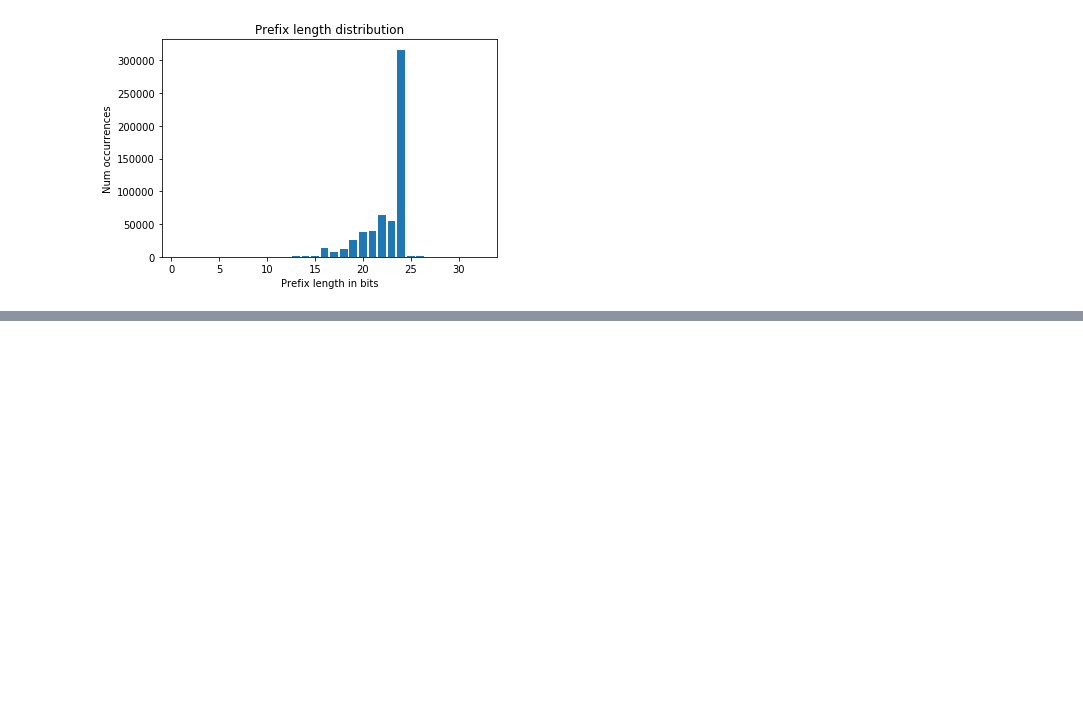
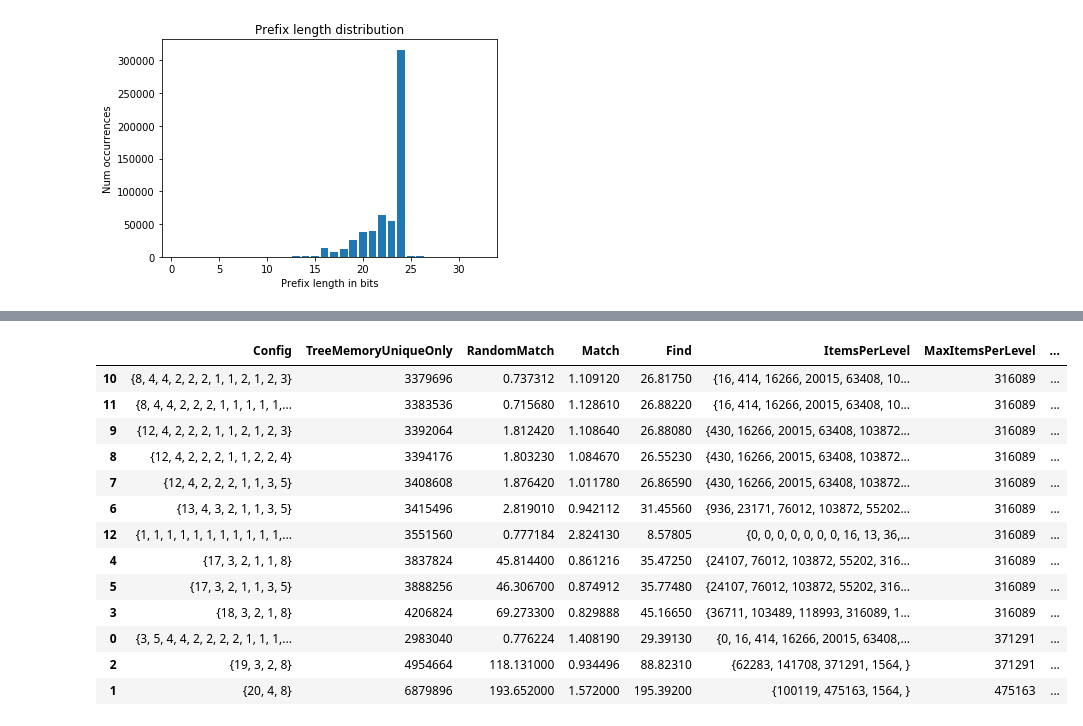
Before and after one commit to matrackif/TrieStrides, a Jupyter notebook: flavors_data_analysis.ipynb, the cells around one changed output, grey strips where cells are left out. Saved outputs shown, nothing was run; the diff lists cells and outputs as text; code cells hidden in the pictures; blank space fills up the shorter version.

```diff
--- a/flavors_data_analysis.ipynb
+++ b/flavors_data_analysis.ipynb
@@ -88 +106,19 @@ results_equal_dist = append_stats_to_df(results_equal_dist)
+# %%
+results_fst = results_fst.sort_values('MaxItemsPerLevel')
+results_fst[['Config', 'TreeMemoryUniqueOnly', 'RandomMatch', 'Match', 'Find', 'ItemsPerLevel', 'MaxItemsPerLevel', 'Percent', 'PercentEmptyPointerLevels', 'Build', 'TreeLevels', 'EmptyPointerLevels']]
+# %% [output]
+|  | Config | TreeMemoryUniqueOnly | RandomMatch | Match | Find | ItemsPerLevel | MaxItemsPerLevel | ... |
+| 10 | {8, 4, 4, 2, 2, 2, 1, 1, 2, 1, 2, 3} | 3379696 | 0.737312 | 1.109120 | 26.81750 | {16, 414, 16266, 20015, 63408, 10... | 316089 | ... |
+| 11 | {8, 4, 4, 2, 2, 2, 1, 1, 1, 1, 1,... | 3383536 | 0.715680 | 1.128610 | 26.88220 | {16, 414, 16266, 20015, 63408, 10... | 316089 | ... |
+| 9 | {12, 4, 2, 2, 2, 1, 1, 2, 1, 2, 3} | 3392064 | 1.812420 | 1.108640 | 26.88080 | {430, 16266, 20015, 63408, 103872... | 316089 | ... |
+| 8 | {12, 4, 2, 2, 2, 1, 1, 2, 2, 4} | 3394176 | 1.803230 | 1.084670 | 26.55230 | {430, 16266, 20015, 63408, 103872... | 316089 | ... |
+| 7 | {12, 4, 2, 2, 2, 1, 1, 3, 5} | 3408608 | 1.876420 | 1.011780 | 26.86590 | {430, 16266, 20015, 63408, 103872... | 316089 | ... |
+| 6 | {13, 4, 3, 2, 1, 1, 3, 5} | 3415496 | 2.819010 | 0.942112 | 31.45560 | {936, 23171, 76012, 103872, 55202... | 316089 | ... |
+| 12 | {1, 1, 1, 1, 1, 1, 1, 1, 1, 1, 1,... | 3551560 | 0.777184 | 2.824130 | 8.57805 | {0, 0, 0, 0, 0, 0, 0, 16, 13, 36,... | 316089 | ... |
+| 4 | {17, 3, 2, 1, 1, 8} | 3837824 | 45.814400 | 0.861216 | 35.47250 | {24107, 76012, 103872, 55202, 316... | 316089 | ... |
+| 5 | {17, 3, 2, 1, 1, 3, 5} | 3888256 | 46.306700 | 0.874912 | 35.77480 | {24107, 76012, 103872, 55202, 316... | 316089 | ... |
+| 3 | {18, 3, 2, 1, 8} | 4206824 | 69.273300 | 0.829888 | 45.16650 | {36711, 103489, 118993, 316089, 1... | 316089 | ... |
+| 0 | {3, 5, 4, 4, 2, 2, 2, 2, 1, 1, 1,... | 2983040 | 0.776224 | 1.408190 | 29.39130 | {0, 16, 414, 16266, 20015, 63408,... | 371291 | ... |
+| 2 | {19, 3, 2, 8} | 4954664 | 118.131000 | 0.934496 | 88.82310 | {62283, 141708, 371291, 1564, } | 371291 | ... |
+| 1 | {20, 4, 8} | 6879896 | 193.652000 | 1.572000 | 195.39200 | {100119, 475163, 1564, } | 475163 | ... |
 # %%
```
Also changed, not shown: parts of 6 cells of this notebook, 4 other files.
